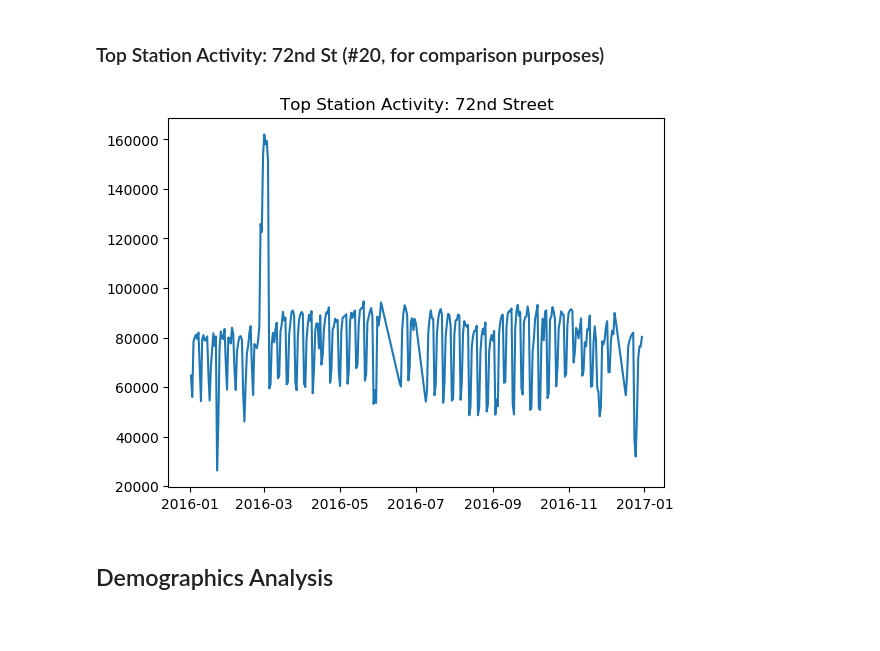
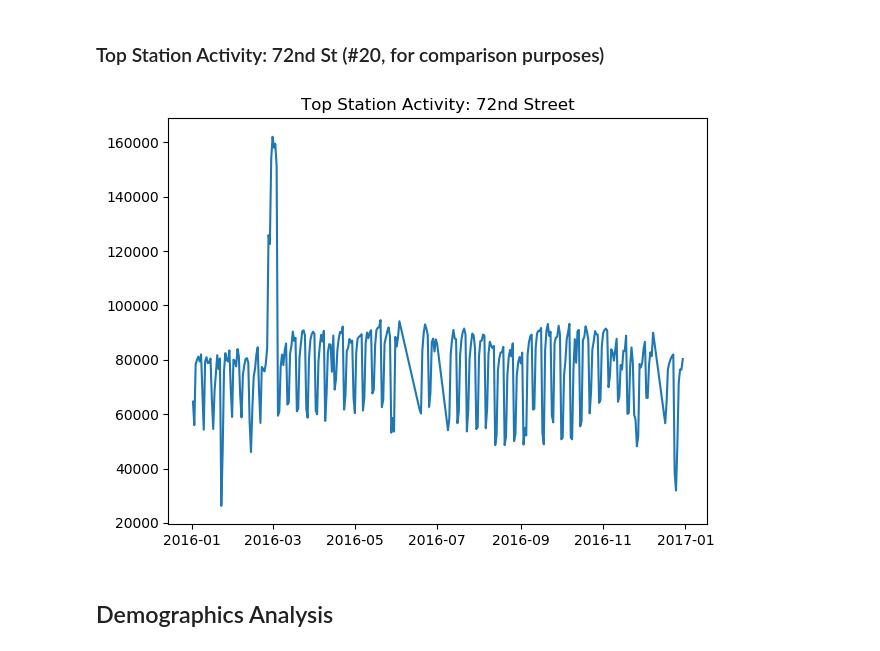
Before and after one commit to cipher813/McMahon_Metis, a Jupyter notebook: Project_1/P1_MTA.ipynb, the cells around one changed output. Drawn from its saved outputs; the diff is of its cells as text; code cells hidden in the pictures; blank space fills up the shorter version.

```diff
--- a/Project_1/P1_MTA.ipynb
+++ b/Project_1/P1_MTA.ipynb
@@ -261,13 +263,14 @@ plt.show()
 # %%
 data_72ST = data_stndate[data_stndate['Station'] == '72 ST']
 y = pd.Series(data_72ST['Traffic_Tot'])
 x = pd.Series(data_72ST['Date'])
 
 plt.plot(x,y)
 plt.title("Top Station Activity: 72nd Street")
+plt.tight_layout()
 plt.show()
 # %% [output]
-[figure, old version]
+[figure, new version]
 # %% [markdown]
 ## Demographics Analysis
 # %% [markdown]
```
Also changed, not shown: parts of 7 cells of this notebook, 7 other files.
